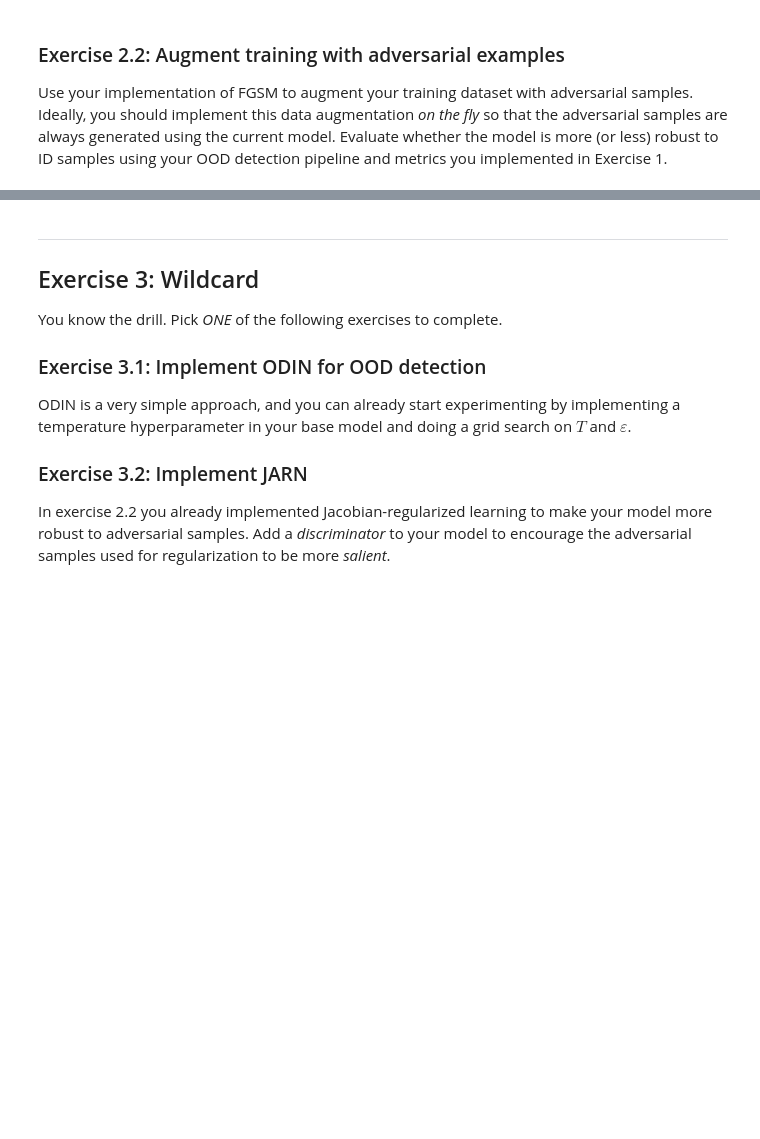
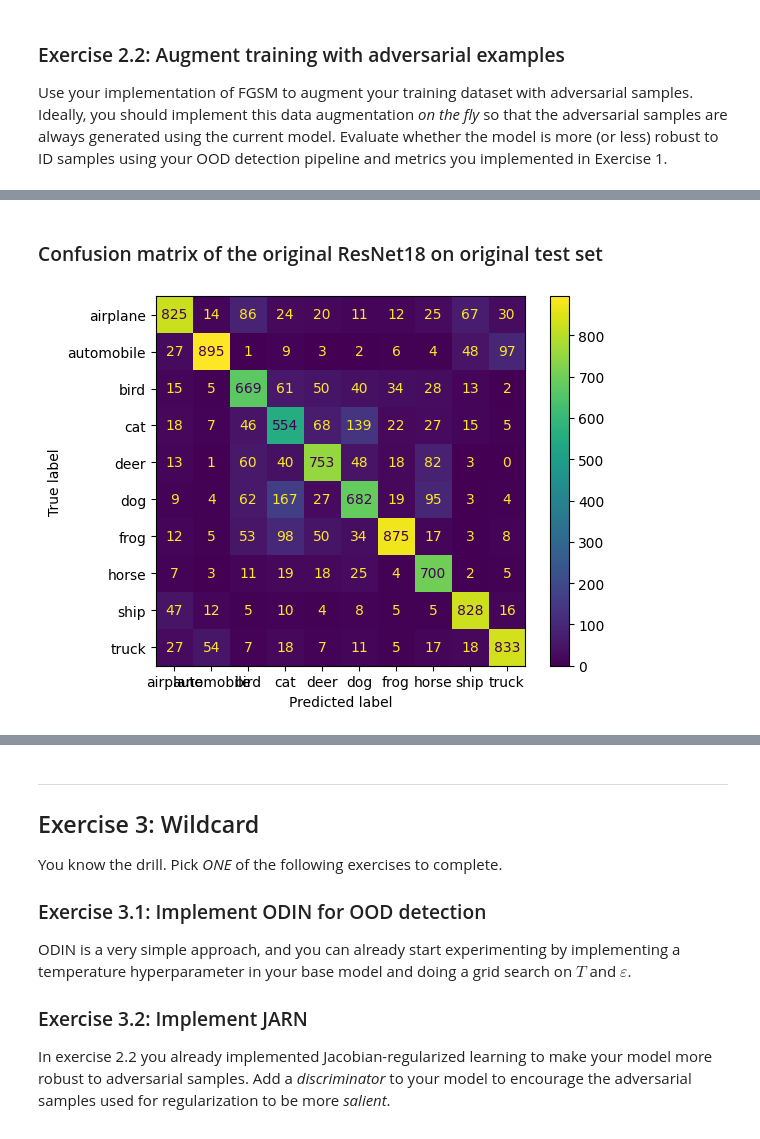
Before and after one commit to stefanomagnolfiunifi/DLA2026, a Jupyter notebook: adversarial_lab/adversarial.ipynb, the cells around one changed output, grey strips where cells are left out. Saved outputs shown, nothing was run; the diff lists cells and outputs as text; code cells hidden in the pictures; blank space fills up the shorter version.

```diff
--- a/adversarial_lab/adversarial.ipynb
+++ b/adversarial_lab/adversarial.ipynb
@@ -392,0 +451,3 @@ Validation Loss: 0.9626, Validation Accuracy: 0.6603
+# %%
+result = test_loop(resnet18, test_loader, device)
+print(classification_report(result['predictions'], result['labels']))
@@ -392,0 +493,11 @@ Validation Loss: 0.9626, Validation Accuracy: 0.6603
+# %% [markdown]
+### Confusion matrix of the original ResNet18 on original test set
+# %%
+cm = confusion_matrix(result['predictions'], result['labels'])
+
+display = ConfusionMatrixDisplay(confusion_matrix=cm, display_labels=cifar10_train_split.classes)
+display.plot()
+
+plt.show()
+# %% [output]
+[figure, added]
```
Also changed, not shown: parts of 41 cells of this notebook, 1 other file.
